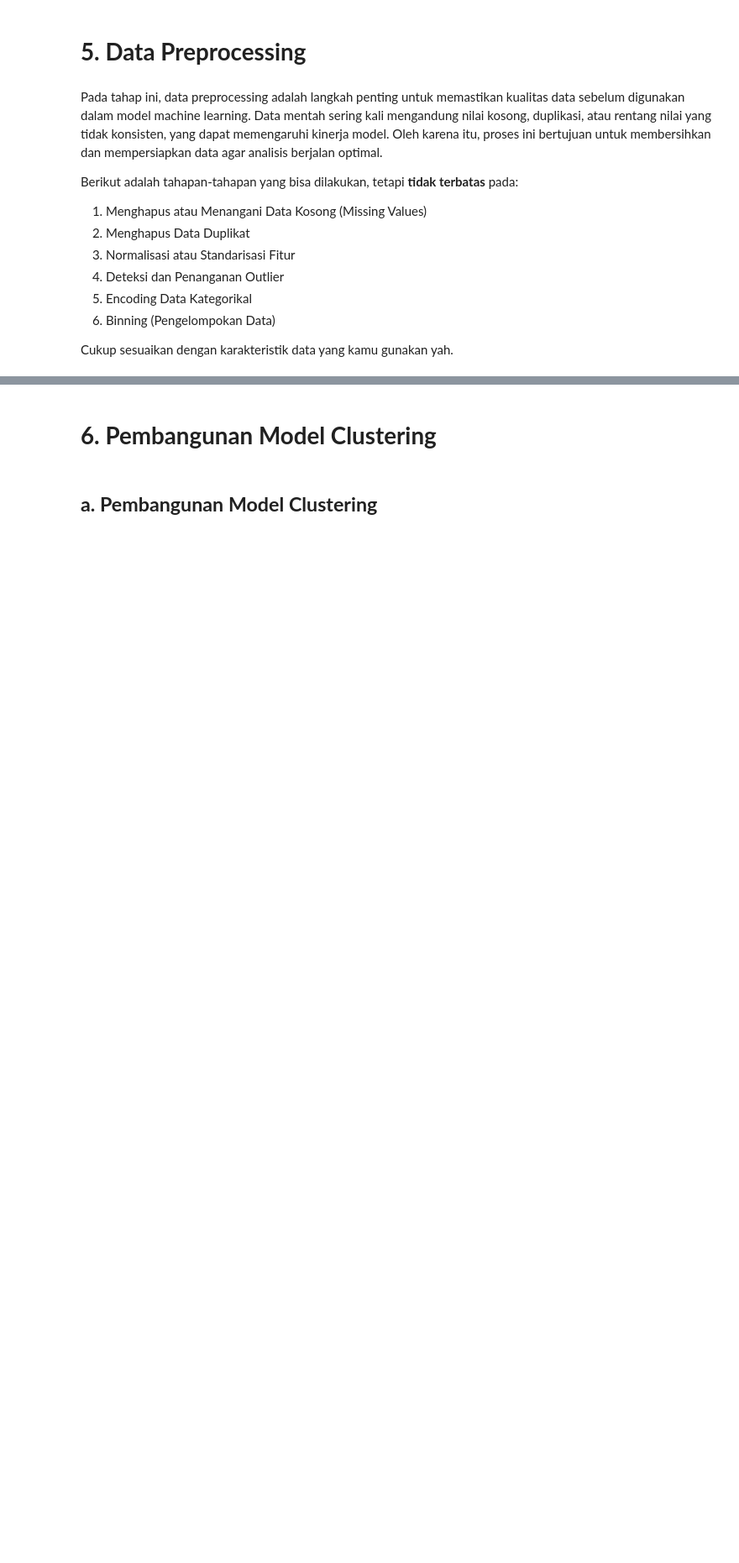
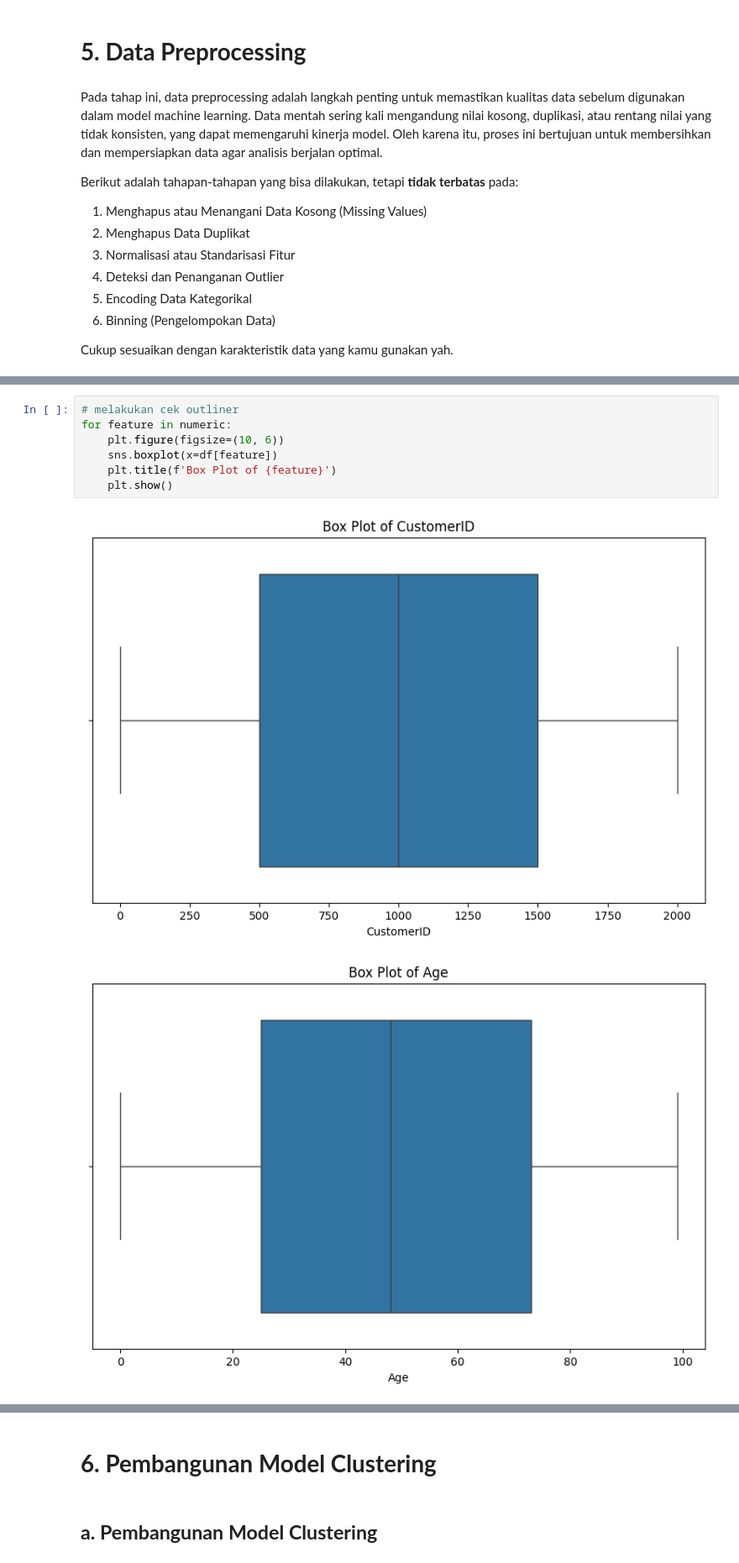
Before and after one commit to MrasyidN/belajarMachineLearning, a Jupyter notebook: Proyek/[Clustering]_Submission_Akhir_BMLP_MuhammadRasyidNurrohim.ipynb, the cells around one changed output, grey strips where cells are left out. Shown: that part at 84% size. Saved outputs shown, nothing was run; the diff lists cells and outputs as text; blank space fills up the shorter version.

```diff
--- a/Proyek/[Clustering]_Submission_Akhir_BMLP_MuhammadRasyidNurrohim.ipynb
+++ b/Proyek/[Clustering]_Submission_Akhir_BMLP_MuhammadRasyidNurrohim.ipynb
@@ -298,0 +342,10 @@ Cukup sesuaikan dengan karakteristik data yang kamu gunakan yah.
+# %%
+# melakukan cek outliner
+for feature in numeric:
+    plt.figure(figsize=(10, 6))
+    sns.boxplot(x=df[feature])
+    plt.title(f'Box Plot of {feature}')
+    plt.show()
+# %% [output]
+[figure, added]
+[figure, added]
```
Also changed, not shown: parts of 6 cells of this notebook.
